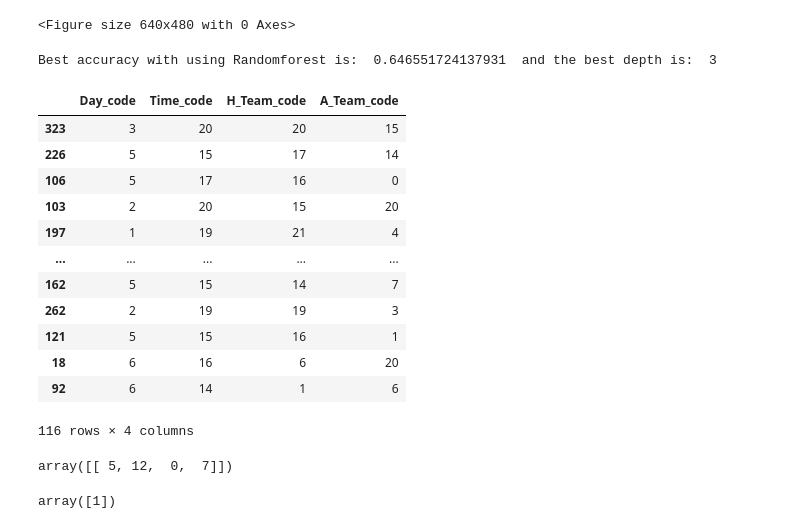
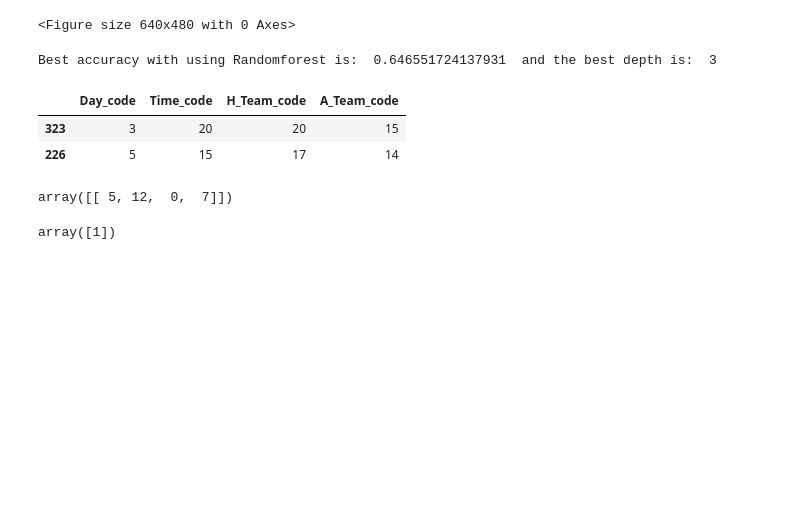
Before and after one commit to LiZoMark841619/Balazs1982, a Jupyter notebook: soccer/model.ipynb, the cells around one changed output. Cells and saved outputs as stored; diff of their text form; code cells hidden in the pictures; blank space fills up the shorter version.

```diff
--- a/soccer/model.ipynb
+++ b/soccer/model.ipynb
@@ -184,0 +185,2 @@ df_22_24[['HomeTeam','H_Team_code']].groupby(['HomeTeam', 'H_Team_code']).sum()
+# %%
+df_22_24['Goals'] = df_22_24.FTHG + df_22_24.FTAG
@@ -343,21 +330,11 @@ print('Best accuracy with using Randomforest is: ', best_acc, ' and the best dep
 # %% [output]
 Best accuracy with using Randomforest is:  0.646551724137931  and the best depth is:  3
 # %%
-X_test
+X_test.head(2)
 # %% [output]
 |  | Day_code | Time_code | H_Team_code | A_Team_code |
 | 323 | 3 | 20 | 20 | 15 |
 | 226 | 5 | 15 | 17 | 14 |
-| 106 | 5 | 17 | 16 | 0 |
-| 103 | 2 | 20 | 15 | 20 |
-| 197 | 1 | 19 | 21 | 4 |
-| ... | ... | ... | ... | ... |
-| 162 | 5 | 15 | 14 | 7 |
-| 262 | 2 | 19 | 19 | 3 |
-| 121 | 5 | 15 | 16 | 1 |
-| 18 | 6 | 16 | 6 | 20 |
-| 92 | 6 | 14 | 1 | 6 |
-116 rows × 4 columns
 # %%
 test_one = np.array([5, 12, 0, 7])
 test_one = test_one.reshape(1, -1)
```
Also changed, not shown: parts of 15 cells of this notebook.
